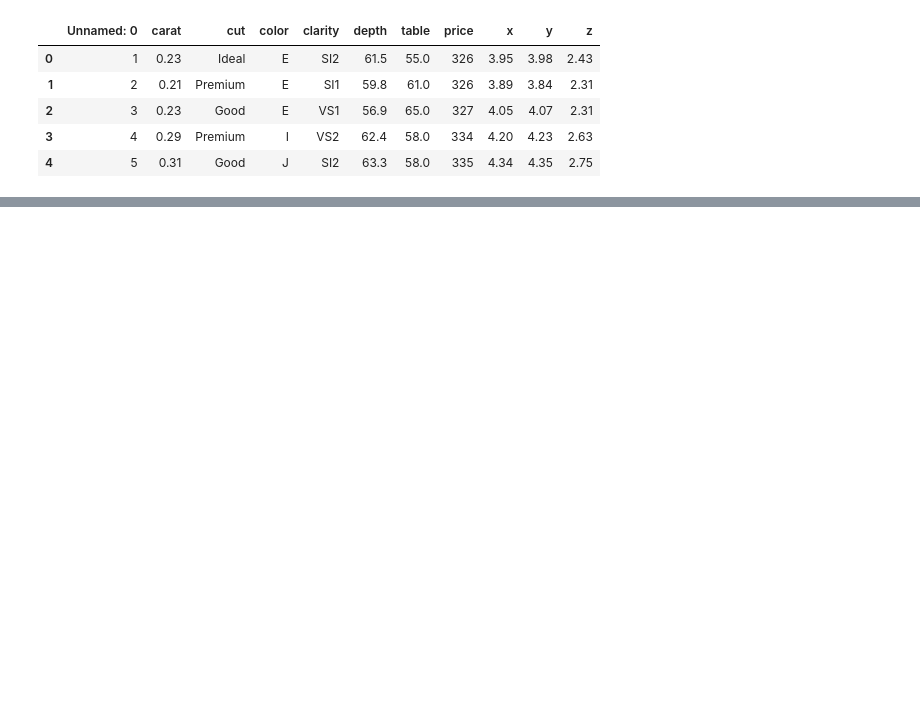
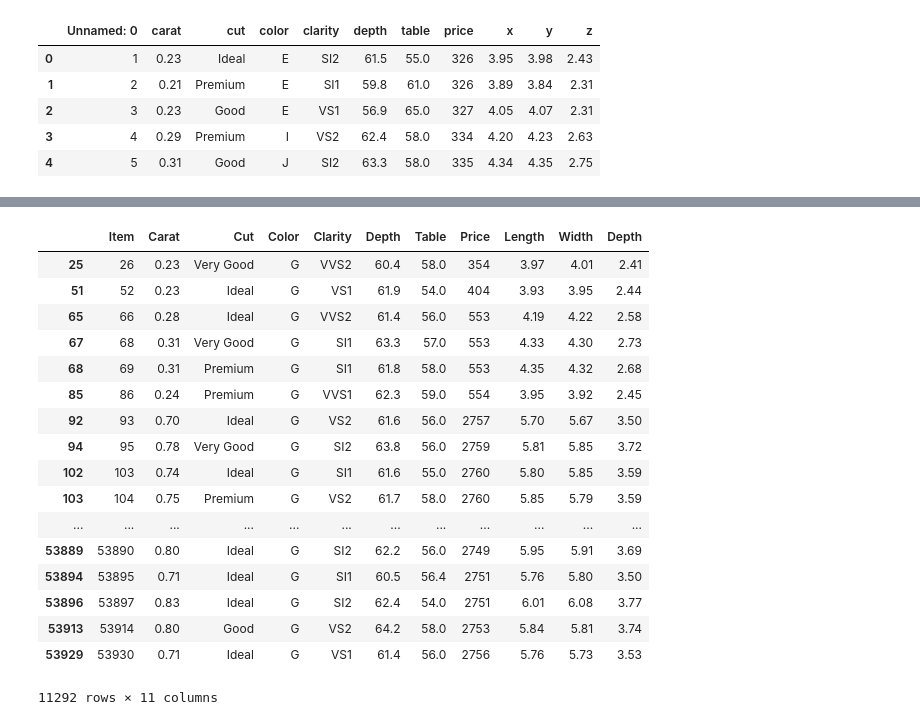
Before and after one commit to fitzp68/DataAnalystics-Boot-Camp-Project-1, a Jupyter notebook: Project 1.ipynb, the cells around one changed output, grey strips where cells are left out. Drawn from its saved outputs; the diff is of its cells as text; code cells hidden in the pictures; blank space fills up the shorter version.

```diff
--- a/Project 1.ipynb
+++ b/Project 1.ipynb
@@ -15,0 +72,24 @@ ShinyDiamonds_df.head()
+# %%
+df2 = ShinyDiamonds_df.copy()
+# %%
+dfg = df2.loc[df2['Color'] == 'G']
+dfg
+# %% [output]
+|  | Item | Carat | Cut | Color | Clarity | Depth | Table | Price | Length | Width | Depth |
+| 25 | 26 | 0.23 | Very Good | G | VVS2 | 60.4 | 58.0 | 354 | 3.97 | 4.01 | 2.41 |
+| 51 | 52 | 0.23 | Ideal | G | VS1 | 61.9 | 54.0 | 404 | 3.93 | 3.95 | 2.44 |
+| 65 | 66 | 0.28 | Ideal | G | VVS2 | 61.4 | 56.0 | 553 | 4.19 | 4.22 | 2.58 |
+| 67 | 68 | 0.31 | Very Good | G | SI1 | 63.3 | 57.0 | 553 | 4.33 | 4.30 | 2.73 |
+| 68 | 69 | 0.31 | Premium | G | SI1 | 61.8 | 58.0 | 553 | 4.35 | 4.32 | 2.68 |
+| 85 | 86 | 0.24 | Premium | G | VVS1 | 62.3 | 59.0 | 554 | 3.95 | 3.92 | 2.45 |
+| 92 | 93 | 0.70 | Ideal | G | VS2 | 61.6 | 56.0 | 2757 | 5.70 | 5.67 | 3.50 |
+| 94 | 95 | 0.78 | Very Good | G | SI2 | 63.8 | 56.0 | 2759 | 5.81 | 5.85 | 3.72 |
+| 102 | 103 | 0.74 | Ideal | G | SI1 | 61.6 | 55.0 | 2760 | 5.80 | 5.85 | 3.59 |
+| 103 | 104 | 0.75 | Premium | G | VS2 | 61.7 | 58.0 | 2760 | 5.85 | 5.79 | 3.59 |
+| ... | ... | ... | ... | ... | ... | ... | ... | ... | ... | ... | ... |
+| 53889 | 53890 | 0.80 | Ideal | G | SI2 | 62.2 | 56.0 | 2749 | 5.95 | 5.91 | 3.69 |
+| 53894 | 53895 | 0.71 | Ideal | G | SI1 | 60.5 | 56.4 | 2751 | 5.76 | 5.80 | 3.50 |
+| 53896 | 53897 | 0.83 | Ideal | G | SI2 | 62.4 | 54.0 | 2751 | 6.01 | 6.08 | 3.77 |
+| 53913 | 53914 | 0.80 | Good | G | VS2 | 64.2 | 58.0 | 2753 | 5.84 | 5.81 | 3.74 |
+| 53929 | 53930 | 0.71 | Ideal | G | VS1 | 61.4 | 56.0 | 2756 | 5.76 | 5.73 | 3.53 |
+11292 rows × 11 columns
```
Also changed, not shown: parts of 8 cells of this notebook.
